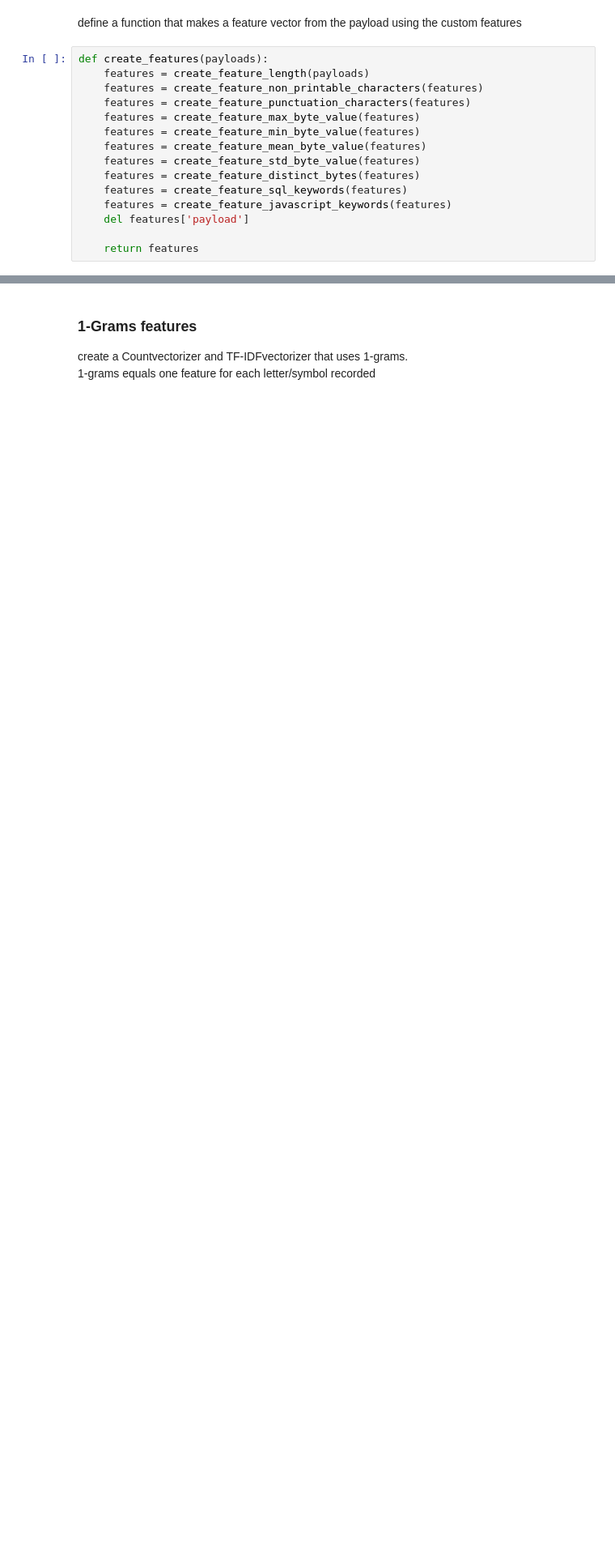
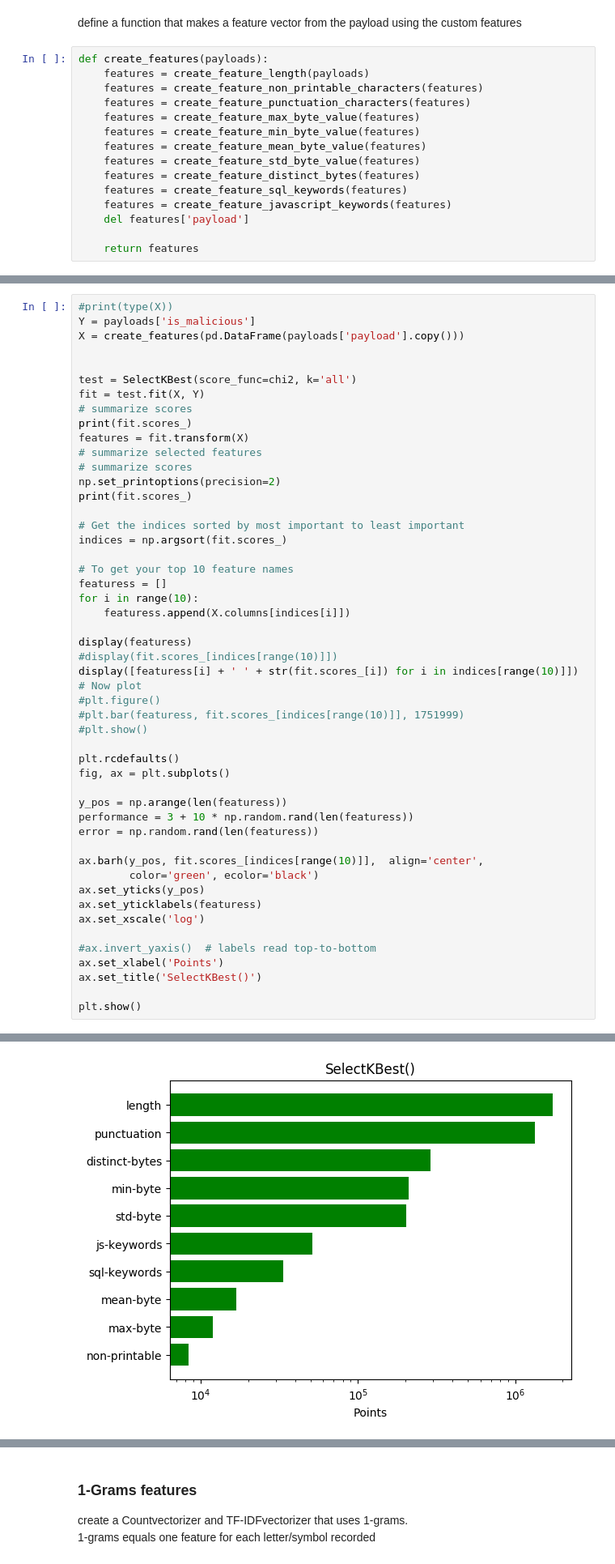
Before and after one commit to grananqvist/Machine-Learning-Web-Application-Firewall-and-Dataset, a Jupyter notebook: Data_analysis.ipynb, the cells around one changed output, grey strips where cells are left out. Shown at 81% size. Cells and saved outputs as stored; diff of their text form; blank space fills up the shorter version.

```diff
--- a/Data_analysis.ipynb
+++ b/Data_analysis.ipynb
@@ -482,0 +477,51 @@ SyntaxError: invalid syntax (<ipython-input-16-4570ebd0d107>, line 1)
+# %%
+#print(type(X))
+Y = payloads['is_malicious']
+X = create_features(pd.DataFrame(payloads['payload'].copy()))
+
+
+test = SelectKBest(score_func=chi2, k='all')
+fit = test.fit(X, Y)
+# summarize scores
+print(fit.scores_)
+features = fit.transform(X)
+# summarize selected features
+# summarize scores
+np.set_printoptions(precision=2)
+print(fit.scores_)
+
+# Get the indices sorted by most important to least important
+indices = np.argsort(fit.scores_)
+
+# To get your top 10 feature names
+featuress = []
+for i in range(10):
+    featuress.append(X.columns[indices[i]])
+
+display(featuress)
+#display(fit.scores_[indices[range(10)]])
+display([featuress[i] + ' ' + str(fit.scores_[i]) for i in indices[range(10)]])
+# Now plot
+#plt.figure()
+#plt.bar(featuress, fit.scores_[indices[range(10)]], 1751999)
+#plt.show()
+
+plt.rcdefaults()
+fig, ax = plt.subplots()
+
+y_pos = np.arange(len(featuress))
+performance = 3 + 10 * np.random.rand(len(featuress))
+error = np.random.rand(len(featuress))
+
+ax.barh(y_pos, fit.scores_[indices[range(10)]],  align='center',
+        color='green', ecolor='black')
+ax.set_yticks(y_pos)
+ax.set_yticklabels(featuress)
+ax.set_xscale('log')
+
+#ax.invert_yaxis()  # labels read top-to-bottom
+ax.set_xlabel('Points')
+ax.set_title('SelectKBest()')
+
+plt.show()
+# %% [output]
@@ -483,3 +553,4 @@ SyntaxError: invalid syntax (<ipython-input-16-4570ebd0d107>, line 1)
+[figure, added]
 # %% [markdown]
 # Step3 B
 Feature engineering using bag of words techniques.
```
Also changed, not shown: parts of 25 cells of this notebook, 8 other files.
